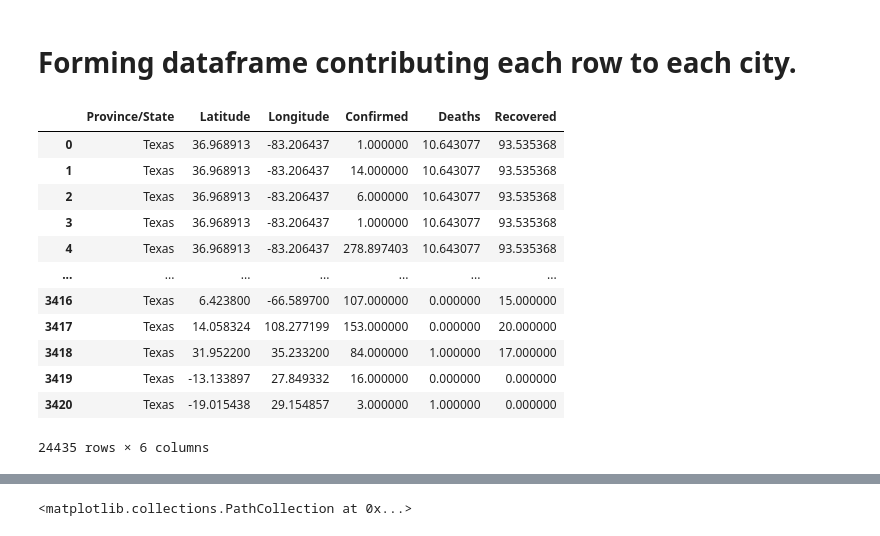
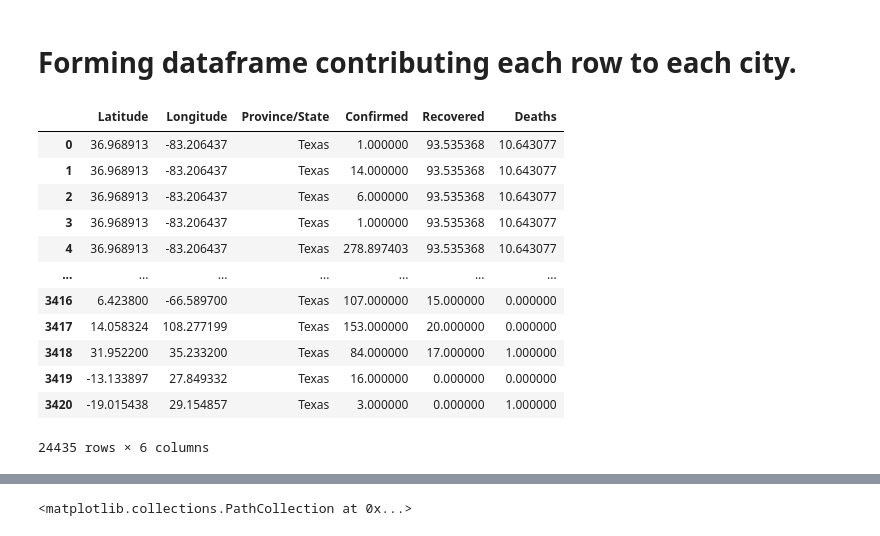
Before and after one commit to 19pa1a05c7/clustering-with-kmeans, a Jupyter notebook: copy_of_Untitled2.ipynb, the cells around one changed output, grey strips where cells are left out. Drawn from its saved outputs; the diff is of its cells as text; code cells hidden in the pictures.

```diff
--- a/copy_of_Untitled2.ipynb
+++ b/copy_of_Untitled2.ipynb
@@ -162,19 +159,19 @@ memory usage: 1.7+ MB
 # %% [markdown]
 # **Forming dataframe contributing each row to each city.**
 # %%
-covid19=covid.iloc[:,[6,4,5,0,2,7]]
+covid19=covid.iloc[:,[6,7,0,3,5,4]]
 covid19
 # %% [output]
-|  | Province/State | Latitude | Longitude | Confirmed | Deaths | Recovered |
-| 0 | Texas | 36.968913 | -83.206437 | 1.000000 | 10.643077 | 93.535368 |
-| 1 | Texas | 36.968913 | -83.206437 | 14.000000 | 10.643077 | 93.535368 |
-| 2 | Texas | 36.968913 | -83.206437 | 6.000000 | 10.643077 | 93.535368 |
-| 3 | Texas | 36.968913 | -83.206437 | 1.000000 | 10.643077 | 93.535368 |
-| 4 | Texas | 36.968913 | -83.206437 | 278.897403 | 10.643077 | 93.535368 |
+|  | Latitude | Longitude | Province/State | Confirmed | Recovered | Deaths |
+| 0 | 36.968913 | -83.206437 | Texas | 1.000000 | 93.535368 | 10.643077 |
+| 1 | 36.968913 | -83.206437 | Texas | 14.000000 | 93.535368 | 10.643077 |
+| 2 | 36.968913 | -83.206437 | Texas | 6.000000 | 93.535368 | 10.643077 |
+| 3 | 36.968913 | -83.206437 | Texas | 1.000000 | 93.535368 | 10.643077 |
+| 4 | 36.968913 | -83.206437 | Texas | 278.897403 | 93.535368 | 10.643077 |
 | ... | ... | ... | ... | ... | ... | ... |
-| 3416 | Texas | 6.423800 | -66.589700 | 107.000000 | 0.000000 | 15.000000 |
-| 3417 | Texas | 14.058324 | 108.277199 | 153.000000 | 0.000000 | 20.000000 |
-| 3418 | Texas | 31.952200 | 35.233200 | 84.000000 | 1.000000 | 17.000000 |
-| 3419 | Texas | -13.133897 | 27.849332 | 16.000000 | 0.000000 | 0.000000 |
-| 3420 | Texas | -19.015438 | 29.154857 | 3.000000 | 1.000000 | 0.000000 |
+| 3416 | 6.423800 | -66.589700 | Texas | 107.000000 | 15.000000 | 0.000000 |
+| 3417 | 14.058324 | 108.277199 | Texas | 153.000000 | 20.000000 | 0.000000 |
+| 3418 | 31.952200 | 35.233200 | Texas | 84.000000 | 17.000000 | 1.000000 |
+| 3419 | -13.133897 | 27.849332 | Texas | 16.000000 | 0.000000 | 0.000000 |
+| 3420 | -19.015438 | 29.154857 | Texas | 3.000000 | 0.000000 | 1.000000 |
 24435 rows × 6 columns
```
Also changed, not shown: parts of 23 cells of this notebook.
